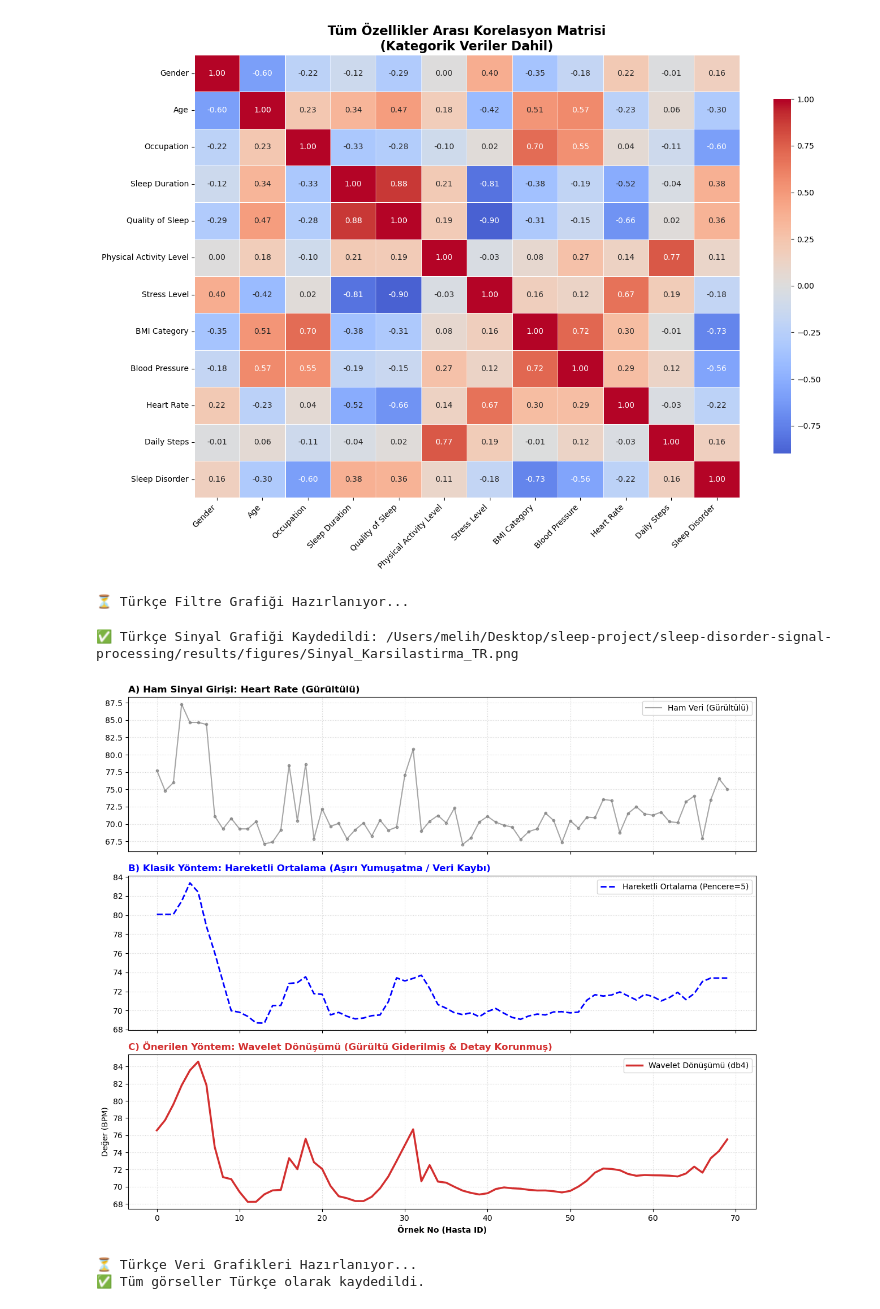
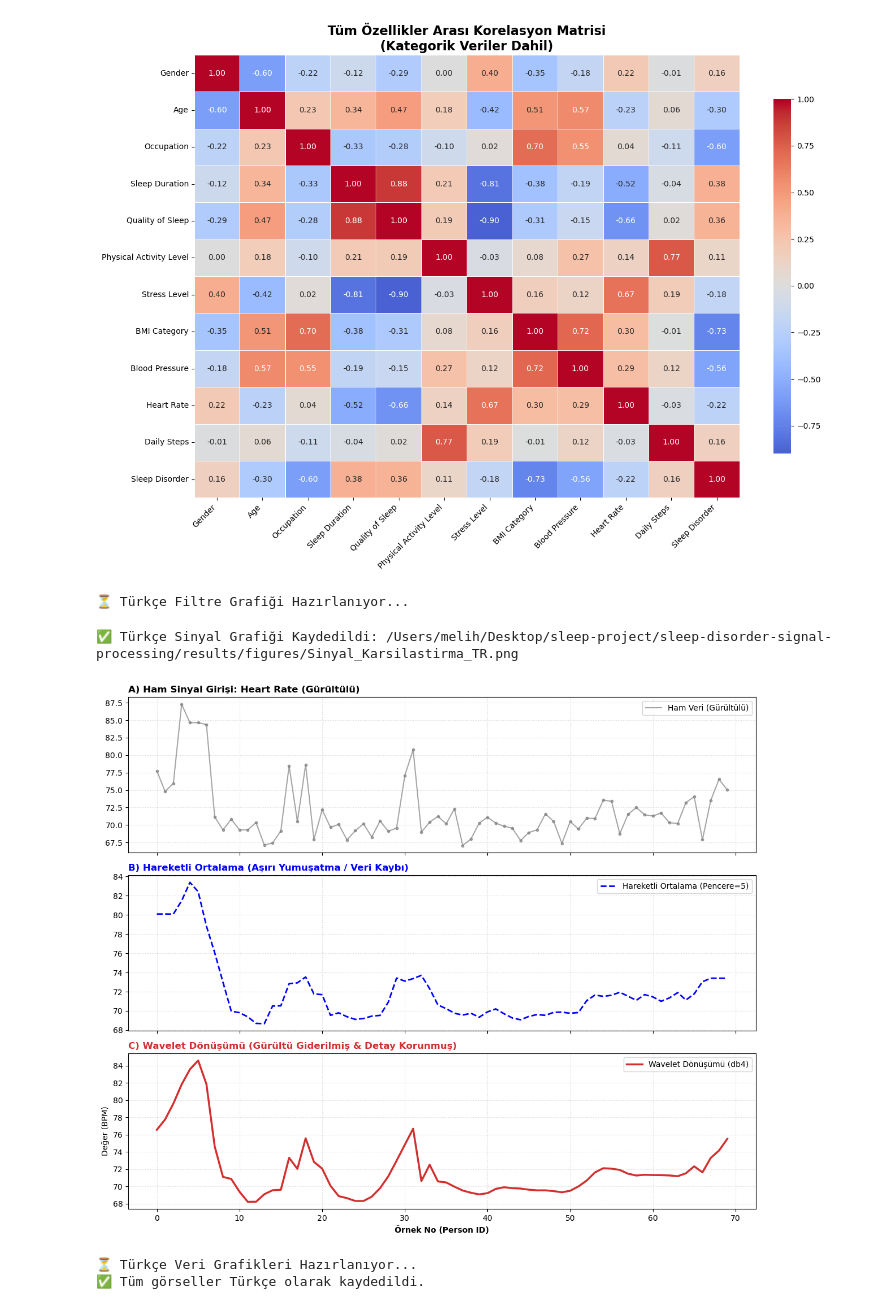
Before and after one commit to MelihKotman/sleep-disorder-signal-processing, a Jupyter notebook: notebooks/thesis_visualization.ipynb, the cells around one changed output. Saved outputs shown, nothing was run; the diff lists cells and outputs as text; code cells hidden in the pictures.

```diff
--- a/notebooks/thesis_visualization.ipynb
+++ b/notebooks/thesis_visualization.ipynb
@@ -620,37 +620,37 @@ def plot_comparative_filters_tr():
 
     # 1. Ham Veri
     axes[0].plot(noisy_signal, color='gray', alpha=0.7, label='Ham Veri (Gürültülü)')
     axes[0].scatter(range(len(noisy_signal)), noisy_signal, color='black', s=10, alpha=0.3)
     axes[0].set_title(f"A) Ham Sinyal Girişi: {target_col} (Gürültülü)", fontweight='bold', loc='left', fontsize=12)
     axes[0].grid(True, linestyle=':', alpha=0.5)
     axes[0].legend(loc='upper right')
 
     # 2. Hareketli Ortalama
     axes[1].plot(ma_output, color='blue', linewidth=2, linestyle='--', label='Hareketli Ortalama (Pencere=5)')
-    axes[1].set_title("B) Klasik Yöntem: Hareketli Ortalama (Aşırı Yumuşatma / Veri Kaybı)", fontweight='bold', loc='left', color='blue', fontsize=12)
+    axes[1].set_title("B) Hareketli Ortalama (Aşırı Yumuşatma / Veri Kaybı)", fontweight='bold', loc='left', color='blue', fontsize=12)
     axes[1].grid(True, linestyle=':', alpha=0.5)
     axes[1].legend(loc='upper right')
 
     # 3. Wavelet (Önerilen)
     axes[2].plot(wavelet_output, color='#D32F2F', linewidth=2.5, label='Wavelet Dönüşümü (db4)')
-    axes[2].set_title("C) Önerilen Yöntem: Wavelet Dönüşümü (Gürültü Giderilmiş & Detay Korunmuş)", fontweight='bold', loc='left', color='#D32F2F', fontsize=12)
+    axes[2].set_title("C) Wavelet Dönüşümü (Gürültü Giderilmiş & Detay Korunmuş)", fontweight='bold', loc='left', color='#D32F2F', fontsize=12)
     axes[2].grid(True, linestyle=':', alpha=0.5)
     axes[2].legend(loc='upper right')
-    axes[2].set_xlabel("Örnek No (Hasta ID)", fontweight='bold')
+    axes[2].set_xlabel("Örnek No (Person ID)", fontweight='bold')
     axes[2].set_ylabel("Değer (BPM)", fontsize=10)
 
     plt.tight_layout()
     save_path = os.path.join(OUTPUT_DIR, "Sinyal_Karsilastirma_TR.png")
     plt.savefig(save_path, dpi=300, bbox_inches='tight')
     print(f"✅ Türkçe Sinyal Grafiği Kaydedildi: {save_path}")
     plt.show()
 
 if __name__ == "__main__":
     plot_comparative_filters_tr()
 # %% [output]
 ⏳ Türkçe Filtre Grafiği Hazırlanıyor...
 ✅ Türkçe Sinyal Grafiği Kaydedildi: /Users/melih/Desktop/sleep-project/sleep-disorder-signal-processing/results/figures/Sinyal_Karsilastirma_TR.png
-[figure, old version]
+[figure, new version]
 # %%
 import pandas as pd
 import seaborn as sns
```
